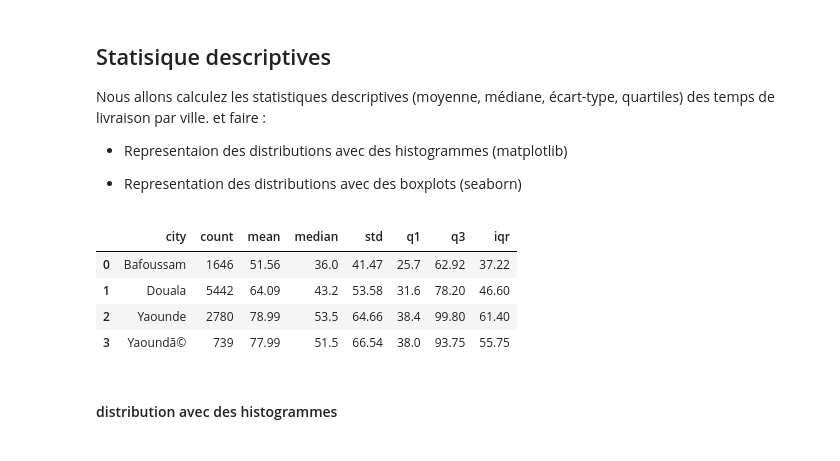
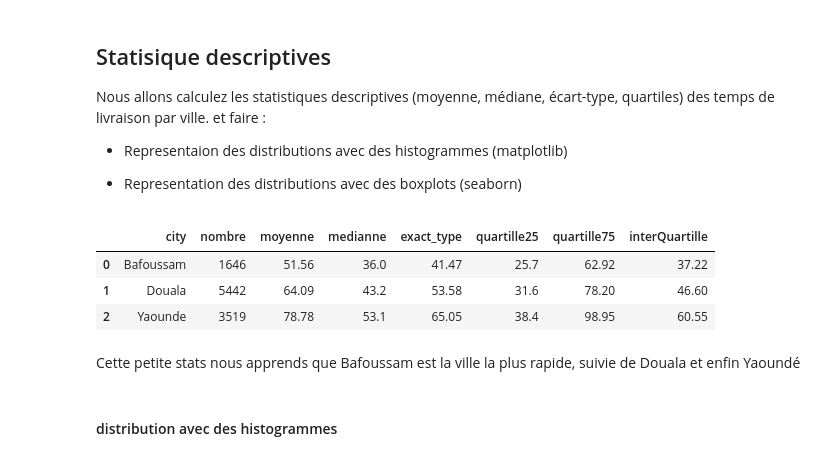
Before and after one commit to Codeur63/Projet_1-Data_IA_enginner, a Jupyter notebook: notebooks/statistics.ipynb, the cells around one changed output. Drawn from its saved outputs; the diff is of its cells as text; code cells hidden in the pictures.

```diff
--- a/notebooks/statistics.ipynb
+++ b/notebooks/statistics.ipynb
@@ -227,35 +252,32 @@ par ville. et faire :
 
 - Representation des distributions avec des boxplots (seaborn)
 # %%
+# Faire une table pour l'analyse descriptive
+
 stats_desc = (
-    # table
     orders
-    # Regrouper les lignes des valeurs distinctes de la table city pour temps livraison
     .groupby("city")["delivery_time_min"]
     #Appliquer plusieurs fonction d'agrégation
     .agg(
-        #compte du nombre d'occurence de temps livraions
-        count="count",
-        # moyenne temps livraion
-        mean="mean",
-        # Medianne temps livraion
-        median="median",
-        # Écart type
-        std="std",
-        q1=lambda s: s.quantile(0.25),
-        q3=lambda s: s.quantile(0.75)
+        nombre="count",
+        moyenne="mean",
+        medianne="median",
+        exact_type="std",
+        quartille25=lambda s: s.quantile(0.25),
+        quartille75=lambda s: s.quantile(0.75)
     )
     .reset_index()
 )
 
-stats_desc["iqr"] = stats_desc["q3"] - stats_desc["q1"]
+stats_desc["interQuartille"] = stats_desc["quartille75"] - stats_desc["quartille25"]
 stats_desc.round(2)
 # %% [output]
-|  | city | count | mean | median | std | q1 | q3 | iqr |
+|  | city | nombre | moyenne | medianne | exact_type | quartille25 | quartille75 | interQuartille |
 | 0 | Bafoussam | 1646 | 51.56 | 36.0 | 41.47 | 25.7 | 62.92 | 37.22 |
 | 1 | Douala | 5442 | 64.09 | 43.2 | 53.58 | 31.6 | 78.20 | 46.60 |
-| 2 | Yaounde | 2780 | 78.99 | 53.5 | 64.66 | 38.4 | 99.80 | 61.40 |
-| 3 | Yaoundã© | 739 | 77.99 | 51.5 | 66.54 | 38.0 | 93.75 | 55.75 |
+| 2 | Yaounde | 3519 | 78.78 | 53.1 | 65.05 | 38.4 | 98.95 | 60.55 |
+# %% [markdown]
+Cette petite stats nous apprends que Bafoussam est la ville la plus rapide, suivie de Douala et enfin Yaoundé
 # %% [markdown]
 #### distribution avec des histogrammes
 # %%
```
Also changed, not shown: parts of 22 cells of this notebook, 11 other files.
